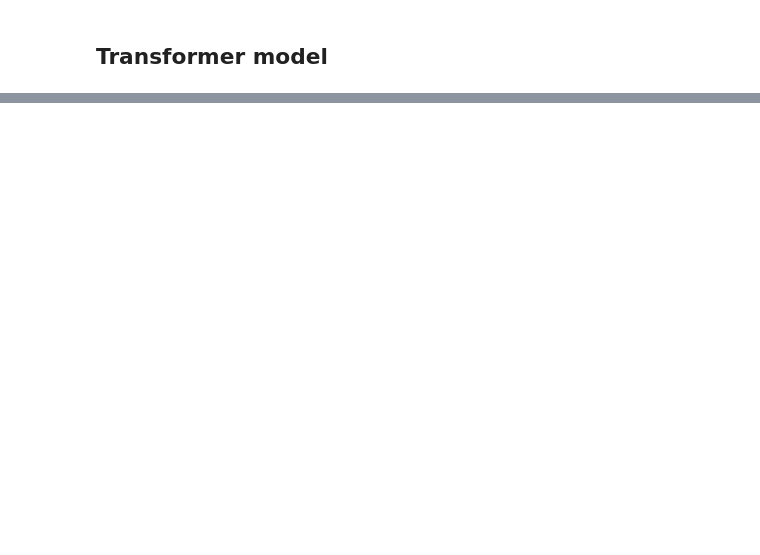
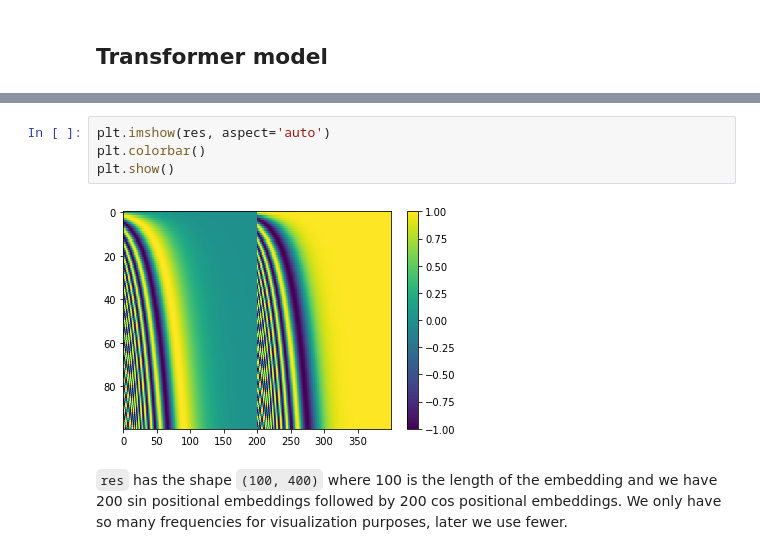
Before and after one commit to fg91/fastai_deep_learning_from_the_foundations, a Jupyter notebook: translation_transformer.ipynb, the cells around one changed output, grey strips where cells are left out. Saved outputs shown, nothing was run; the diff lists cells and outputs as text; blank space fills up the shorter version.

```diff
--- a/translation_transformer.ipynb
+++ b/translation_transformer.ipynb
@@ -187,0 +238,8 @@ data.show_batch()
+# %%
+plt.imshow(res, aspect='auto')
+plt.colorbar()
+plt.show()
+# %% [output]
+[figure, added]
+# %% [markdown]
+`res` has the shape `(100, 400)` where 100 is the length of the embedding and we have 200 sin positional embeddings followed by 200 cos positional embeddings. We only have so many frequencies for visualization purposes, later we use fewer.
```
Also changed, not shown: parts of 20 cells of this notebook.
